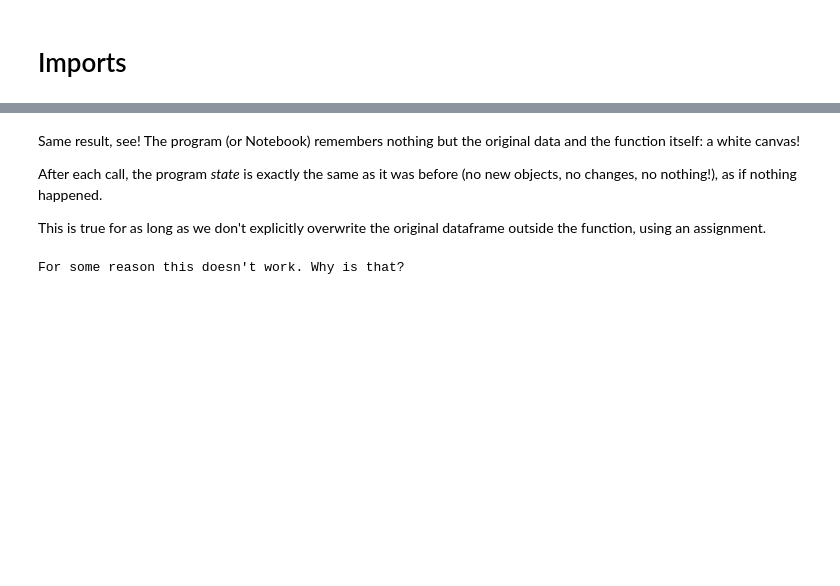
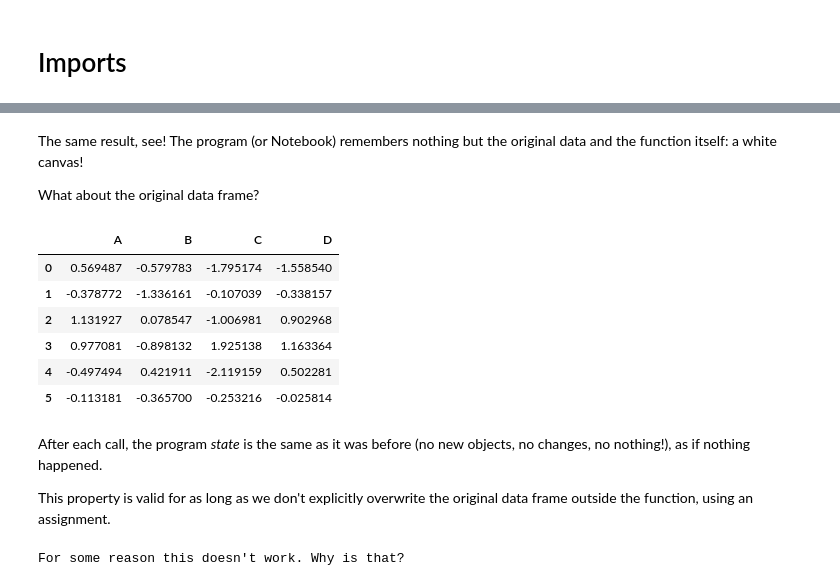
Before and after one commit to LDSSA/batch2-BLU06, a Jupyter notebook: Learning Notebooks/BLU06 - Learning Notebook - Part 1 of 3 - Data Wrangling Workflows.ipynb, the cells around one changed output, grey strips where cells are left out. Saved outputs shown, nothing was run; the diff lists cells and outputs as text; code cells hidden in the pictures; blank space fills up the shorter version.

Commit message:
Exercise notebook fixes

```diff
--- a/Learning Notebooks/BLU06 - Learning Notebook - Part 1 of 3 - Data Wrangling Workflows.ipynb
+++ b/Learning Notebooks/BLU06 - Learning Notebook - Part 1 of 3 - Data Wrangling Workflows.ipynb
@@ -114,9 +112,21 @@ rename_column(df, 'Z', 'A')
+# %% [markdown]
+The same result, see! The program (or Notebook) remembers nothing but the original data and the function itself: a white canvas!
+
+What about the original data frame?
+# %%
+df
+# %% [output]
+|  | A | B | C | D |
+| 0 | 0.569487 | -0.579783 | -1.795174 | -1.558540 |
+| 1 | -0.378772 | -1.336161 | -0.107039 | -0.338157 |
+| 2 | 1.131927 | 0.078547 | -1.006981 | 0.902968 |
+| 3 | 0.977081 | -0.898132 | 1.925138 | 1.163364 |
+| 4 | -0.497494 | 0.421911 | -2.119159 | 0.502281 |
+| 5 | -0.113181 | -0.365700 | -0.253216 | -0.025814 |
 # %% [markdown]
-Same result, see! The program (or Notebook) remembers nothing but the original data and the function itself: a white canvas!
+After each call, the program *state* is the same as it was before (no new objects, no changes, no nothing!), as if nothing happened.
 
-After each call, the program *state* is exactly the same as it was before (no new objects, no changes, no nothing!), as if nothing happened.
-
-This is true for as long as we don't explicitly overwrite the original dataframe outside the function, using an assignment.
+This property is valid for as long as we don't explicitly overwrite the original data frame outside the function, using an assignment.
 # %%
 df = test_dataframe()
 df = rename_column(df, 'Z', 'A')
```
Also changed, not shown: parts of 60 cells of this notebook, 3 other files.
